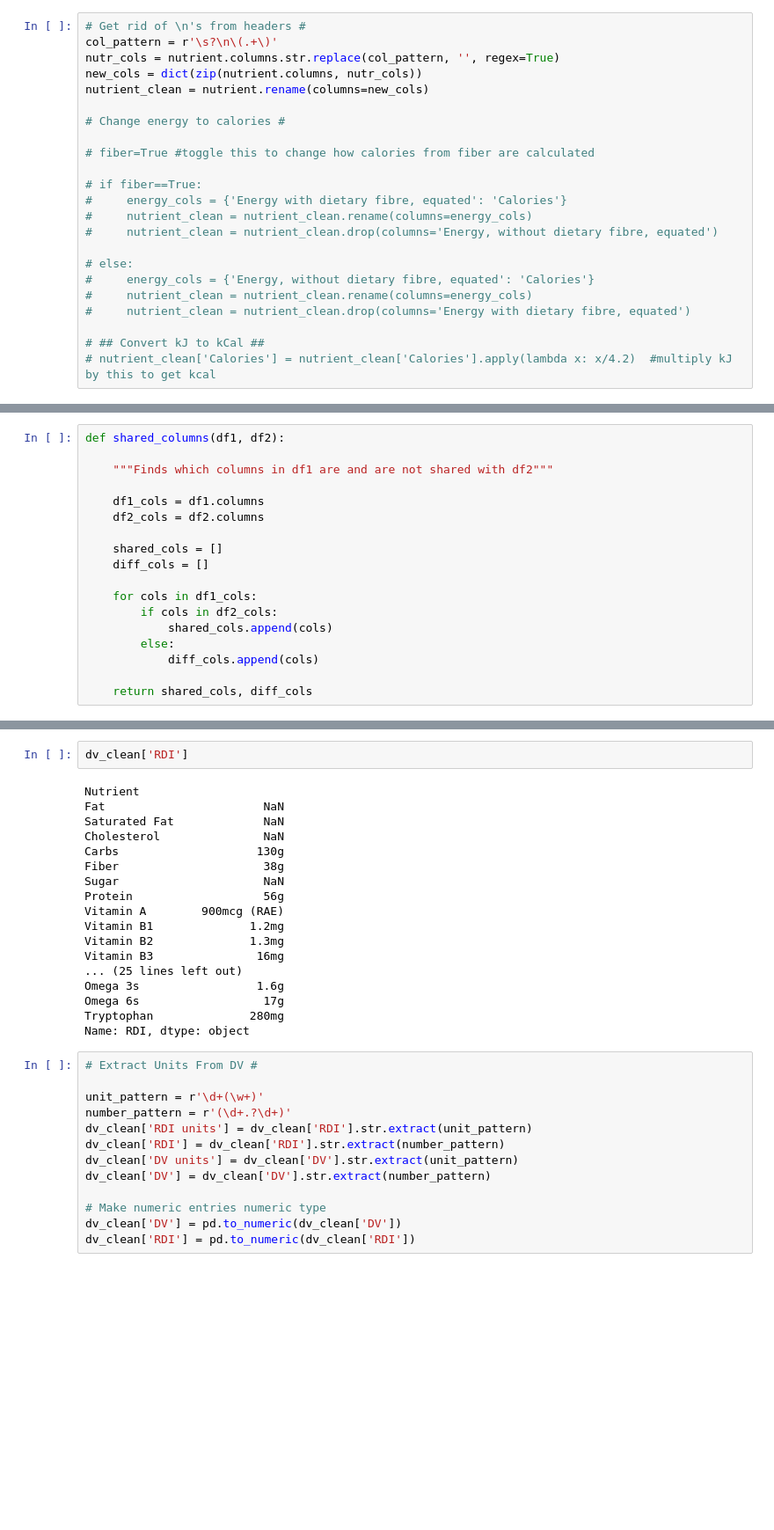
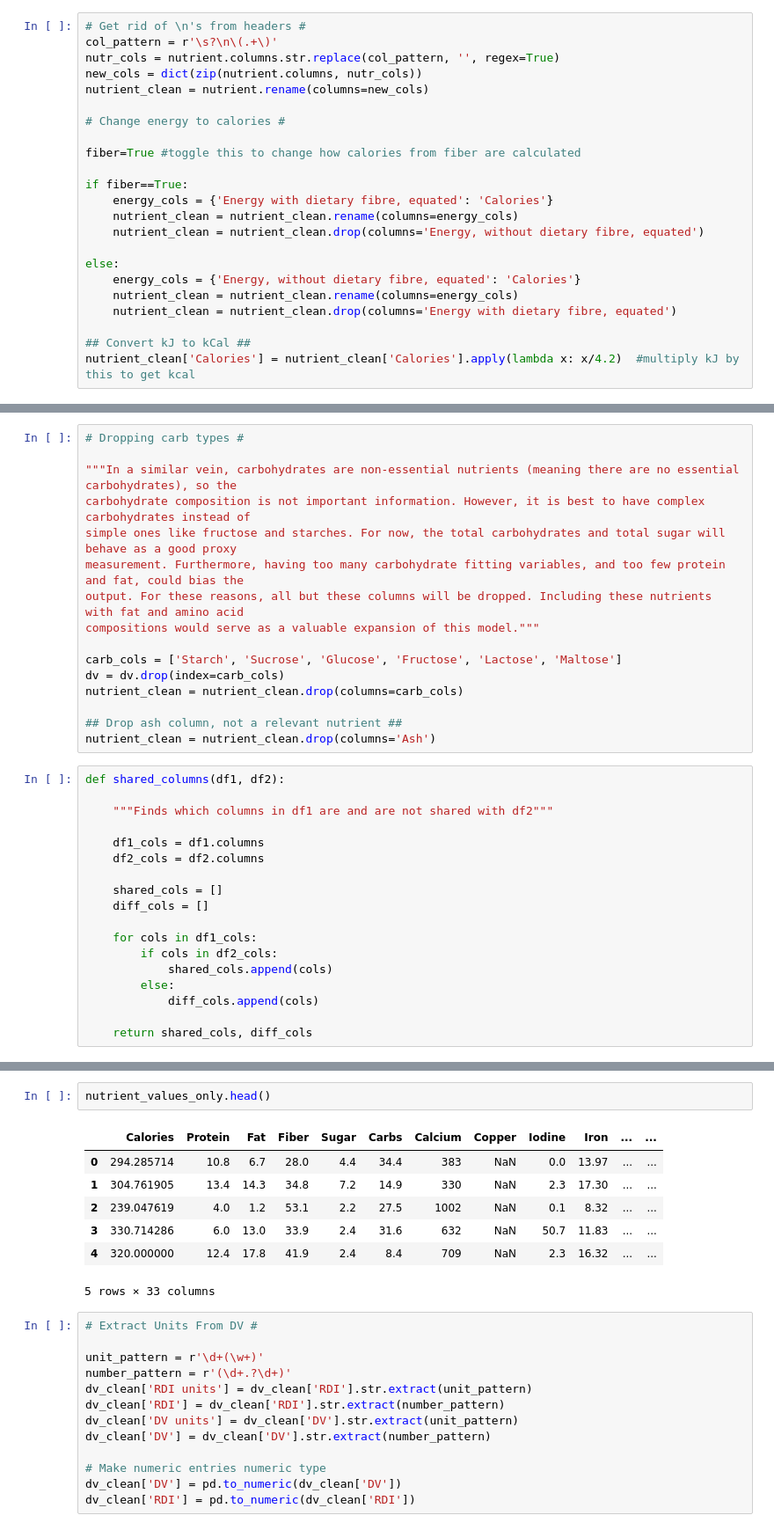
Before and after one commit to nathanteverett/portfolio, a Jupyter notebook: nutrition_calculator/nutrition_calculator_australia.ipynb, the cells around one changed output, grey strips where cells are left out. Shown at 88% size. Drawn from its saved outputs; the diff is of its cells as text; blank space fills up the shorter version.

Commit message:
Continued data cleaning and started linear programming model implementation

```diff
--- a/nutrition_calculator/nutrition_calculator_australia.ipynb
+++ b/nutrition_calculator/nutrition_calculator_australia.ipynb
@@ -104,20 +105,20 @@ nutrient_clean = nutrient.rename(columns=new_cols)
 
 # Change energy to calories #
 
-# fiber=True #toggle this to change how calories from fiber are calculated
+fiber=True #toggle this to change how calories from fiber are calculated
 
-# if fiber==True:
-#     energy_cols = {'Energy with dietary fibre, equated': 'Calories'}
-#     nutrient_clean = nutrient_clean.rename(columns=energy_cols)
-#     nutrient_clean = nutrient_clean.drop(columns='Energy, without dietary fibre, equated')
+if fiber==True:
+    energy_cols = {'Energy with dietary fibre, equated': 'Calories'}
+    nutrient_clean = nutrient_clean.rename(columns=energy_cols)
+    nutrient_clean = nutrient_clean.drop(columns='Energy, without dietary fibre, equated')
 
-# else:
-#     energy_cols = {'Energy, without dietary fibre, equated': 'Calories'}
-#     nutrient_clean = nutrient_clean.rename(columns=energy_cols)
-#     nutrient_clean = nutrient_clean.drop(columns='Energy with dietary fibre, equated')
+else:
+    energy_cols = {'Energy, without dietary fibre, equated': 'Calories'}
+    nutrient_clean = nutrient_clean.rename(columns=energy_cols)
+    nutrient_clean = nutrient_clean.drop(columns='Energy with dietary fibre, equated')
 
-# ## Convert kJ to kCal ##
-# nutrient_clean['Calories'] = nutrient_clean['Calories'].apply(lambda x: x/4.2)  #multiply kJ by this to get kcal
+## Convert kJ to kCal ##
+nutrient_clean['Calories'] = nutrient_clean['Calories'].apply(lambda x: x/4.2)  #multiply kJ by this to get kcal
 # %%
 # Extract Units From Cols#
 
@@ -224,6 +225,22 @@ nutrient_clean = nutrient_clean.drop(columns=mostly_empty)
 # %% [output]
 Number of foods with null leucine values: 1435
 Number of foods with non-null: 181
+# %%
+# Dropping carb types #
+
+"""In a similar vein, carbohydrates are non-essential nutrients (meaning there are no essential carbohydrates), so the
+carbohydrate composition is not important information. However, it is best to have complex carbohydrates instead of
+simple ones like fructose and starches. For now, the total carbohydrates and total sugar will behave as a good proxy
+measurement. Furthermore, having too many carbohydrate fitting variables, and too few protein and fat, could bias the
+output. For these reasons, all but these columns will be dropped. Including these nutrients with fat and amino acid
+compositions would serve as a valuable expansion of this model."""
+
+carb_cols = ['Starch', 'Sucrose', 'Glucose', 'Fructose', 'Lactose', 'Maltose']
+dv = dv.drop(index=carb_cols)
+nutrient_clean = nutrient_clean.drop(columns=carb_cols)
+
+## Drop ash column, not a relevant nutrient ##
+nutrient_clean = nutrient_clean.drop(columns='Ash')
 # %%
 def shared_columns(df1, df2):
 
@@ -314,23 +311,13 @@ array(['Public Food Key', 'Classification', 'Food Name',
-# %%
-dv_clean['RDI']
-# %% [output]
-Nutrient
-Fat                       NaN
-Saturated Fat             NaN
-Cholesterol               NaN
-Carbs                    130g
-Fiber                     38g
-Sugar                     NaN
-Protein                   56g
-Vitamin A        900mcg (RAE)
-Vitamin B1              1.2mg
-Vitamin B2              1.3mg
-Vitamin B3               16mg
-... (25 lines left out)
-Omega 3s                 1.6g
-Omega 6s                  17g
-Tryptophan              280mg
-Name: RDI, dtype: object
+# %%
+nutrient_values_only.head()
+# %% [output]
+|  | Calories | Protein | Fat | Fiber | Sugar | Carbs | Calcium | Copper | Iodine | Iron | ... | ... |
+| 0 | 294.285714 | 10.8 | 6.7 | 28.0 | 4.4 | 34.4 | 383 | NaN | 0.0 | 13.97 | ... | ... |
+| 1 | 304.761905 | 13.4 | 14.3 | 34.8 | 7.2 | 14.9 | 330 | NaN | 2.3 | 17.30 | ... | ... |
+| 2 | 239.047619 | 4.0 | 1.2 | 53.1 | 2.2 | 27.5 | 1002 | NaN | 0.1 | 8.32 | ... | ... |
+| 3 | 330.714286 | 6.0 | 13.0 | 33.9 | 2.4 | 31.6 | 632 | NaN | 50.7 | 11.83 | ... | ... |
+| 4 | 320.000000 | 12.4 | 17.8 | 41.9 | 2.4 | 8.4 | 709 | NaN | 2.3 | 16.32 | ... | ... |
+5 rows × 33 columns
 # %%
 # Extract Units From DV #
 
```
Also changed, not shown: parts of 31 cells of this notebook.
